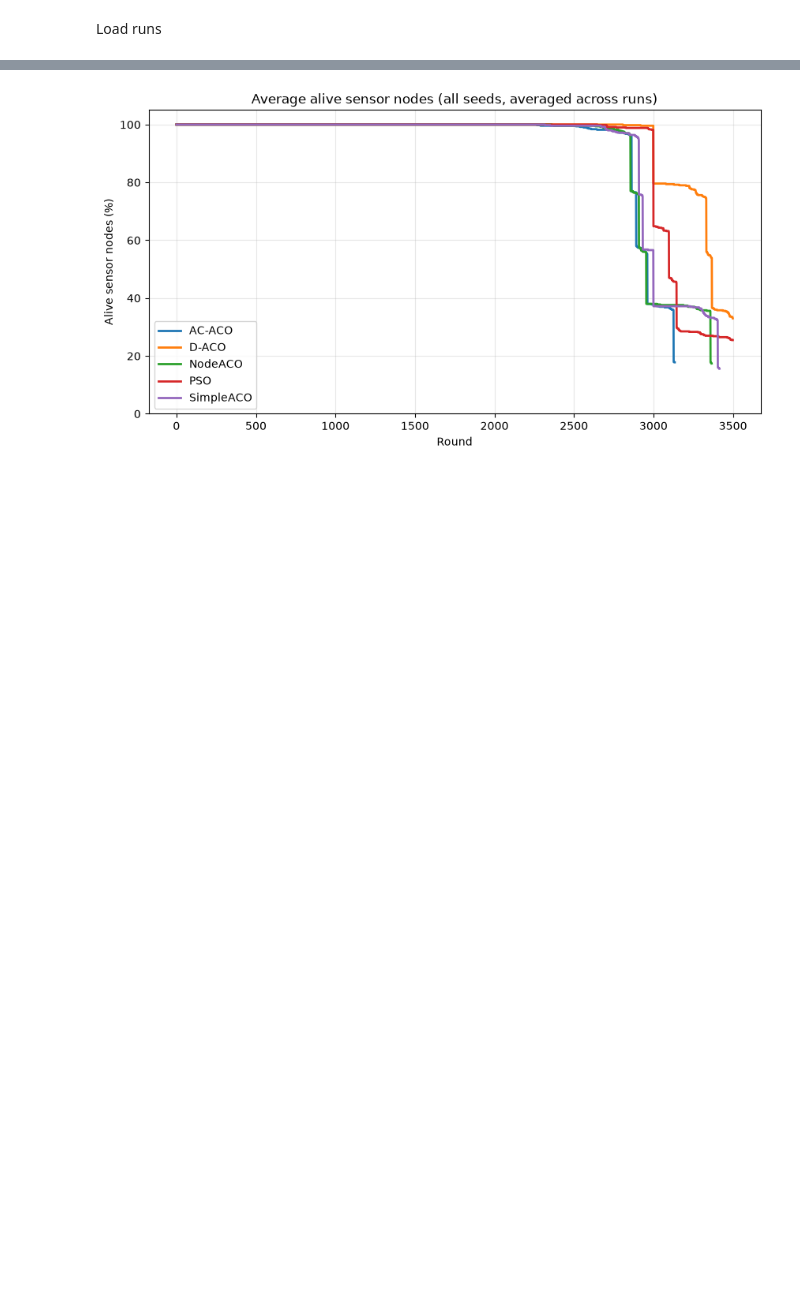
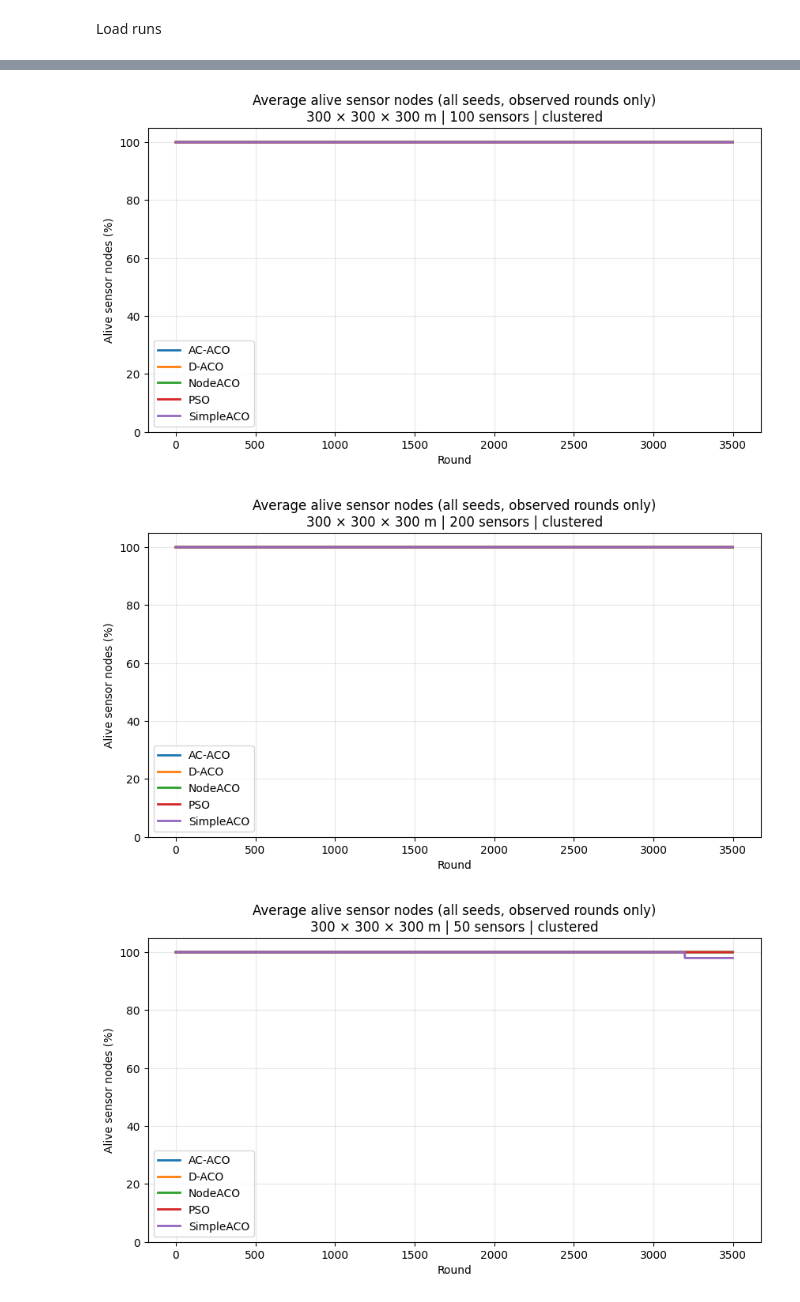
Before and after one commit to sida1420/uwsn, a Jupyter notebook: src/analyze.ipynb, the cells around one changed output, grey strips where cells are left out. Cells and saved outputs as stored; diff of their text form; code cells hidden in the pictures; blank space fills up the shorter version.

```diff
--- a/src/analyze.ipynb
+++ b/src/analyze.ipynb
@@ -192,39 +263,34 @@ Draw survived rate in each rounds in average of the run result
 # %%
-def mean_alive_percentage_curve(algo):
-    """Return average alive-node percentage by round across all runs of one algorithm."""
-    histories = [run["history"] for run in runs if run["algo"] == algo]
-    if not histories:
-        raise ValueError(f"No runs found for algorithm {algo!r}")
-
-    max_round = max(int(history["round"].max()) for history in histories)
-    percentages = np.zeros((len(histories), max_round + 1))
-
-    for row, history in enumerate(histories):
-        initial_alive = history["alive_nodes"].iloc[0]
-        if initial_alive <= 0:
-            continue
-        round_numbers = history["round"].astype(int).to_numpy()
-        percentages[row, round_numbers] = (
-            history["alive_nodes"].to_numpy(dtype=float) / initial_alive * 100
-        )
-        # Values after the last recorded round remain 0% because the run has ended.
-
-    return percentages.mean(axis=0)
+def mean_alive_percentage_curve(environment_runs, algo):
+    """Average observed alive percentages using the configured initial sensor count."""
+    series = [
+        run["history"].set_index("round")["alive_nodes"] / run["sensor_count"] * 100
+        for run in environment_runs if run["algo"] == algo and not run["history"].empty
+    ]
+    if not series:
+        return pd.Series(dtype=float)
+    # Routing termination does not mean the remaining sensors died.
+    # Do not invent 0% observations after a run stops.
+    return pd.concat(series, axis=1).mean(axis=1).sort_index()
 
 
-
-fig, ax = plt.subplots(figsize=(10, 5))
-for algo in ALGOS:
-    alive_percentage = mean_alive_percentage_curve(algo)
-    rounds = np.arange(len(alive_percentage))
-    ax.plot(rounds, alive_percentage, linewidth=2, label=algo)
-
-ax.set_xlabel("Round")
-ax.set_ylabel("Alive sensor nodes (%)")
-ax.set_title(f"Average alive sensor nodes ({seed_label}, averaged across runs)")
-ax.set_ylim(0, 105)
-ax.grid(alpha=0.3)
-ax.legend()
-plt.show()
+for environment, environment_runs in RUNS_BY_ENV.items():
+    fig, ax = plt.subplots(figsize=(10, 5))
+    for algo in dict.fromkeys(run["algo"] for run in environment_runs):
+        alive_percentage = mean_alive_percentage_curve(environment_runs, algo)
+        ax.plot(alive_percentage.index, alive_percentage, linewidth=2,
+                color=styles[algo]["color"], label=algo)
+    if all(run["history"].empty for run in environment_runs):
+        ax.text(0.5, 0.5, "No completed rounds", transform=ax.transAxes, ha="center")
+    ax.set_xlabel("Round")
+    ax.set_ylabel("Alive sensor nodes (%)")
+    ax.set_title(f"Average alive sensor nodes ({seed_label}, observed rounds only)"
+                 f"\n{environment_label(environment)}")
+    ax.set_ylim(0, 105)
+    ax.grid(alpha=0.3)
+    ax.legend()
+    plt.show()
 # %% [output]
-[figure, old version]
+[figure, new version]
+[figure, added]
+[figure, added]
```
Also changed, not shown: parts of 11 cells of this notebook, 8 other files.
